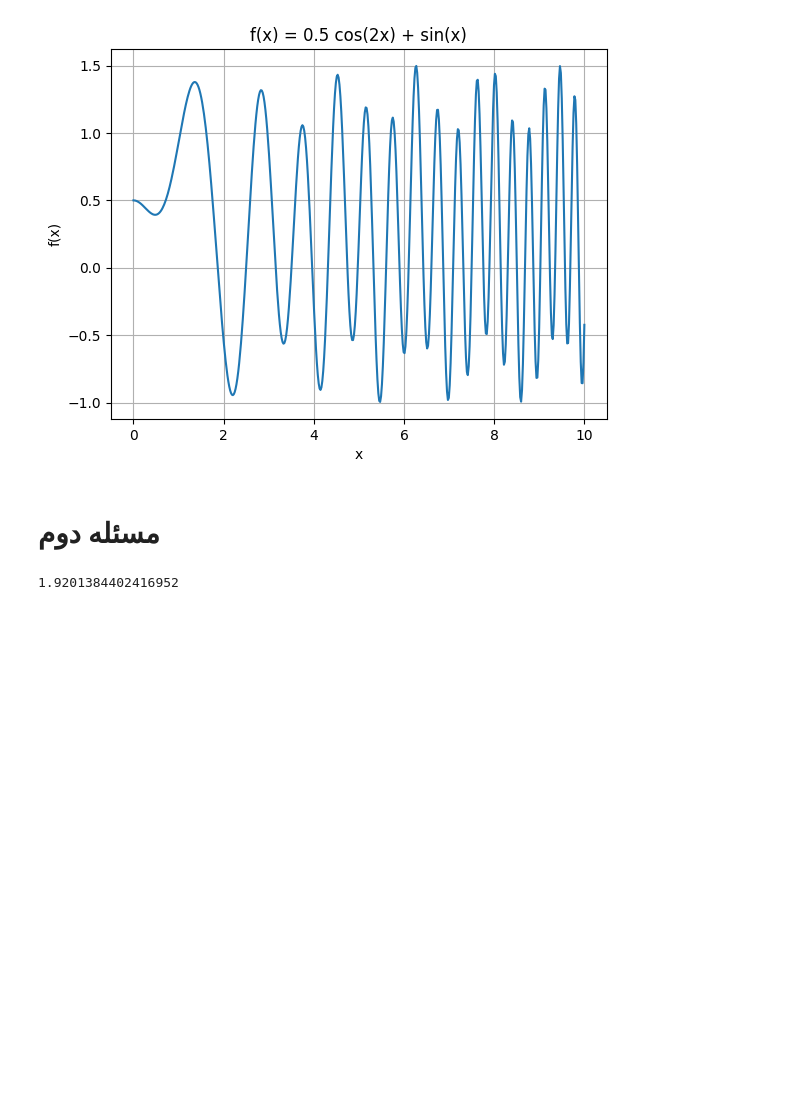
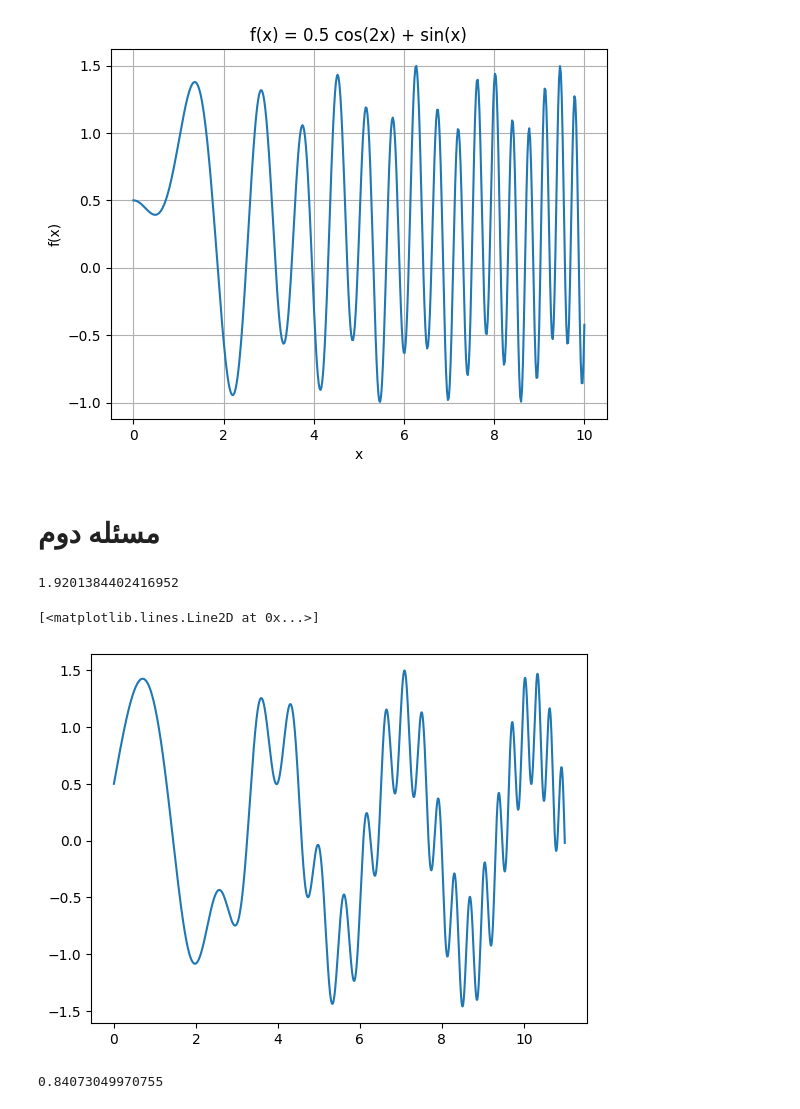
Before and after one commit to bistcuite/programming-winter1403, a Jupyter notebook: 4.ipynb, the cells around one changed output. Saved outputs shown, nothing was run; the diff lists cells and outputs as text; code cells hidden in the pictures; blank space fills up the shorter version.

```diff
--- a/4.ipynb
+++ b/4.ipynb
@@ -69,0 +73,4 @@ total
+# %%
+ x = np.arange(0,11,0.001)
+# %%
+y = 0.5 * np.cos(x*x) + np.sin(2*x)
@@ -69,0 +79,5 @@ total
+# %%
+plt.plot(x,y)
+# %% [output]
+[<matplotlib.lines.Line2D at 0x...>]
+[figure, added]
@@ -69,0 +97,4 @@ total
+# %%
+S
+# %% [output]
+0.84073049970755
```
Also changed, not shown: parts of 7 cells of this notebook.
